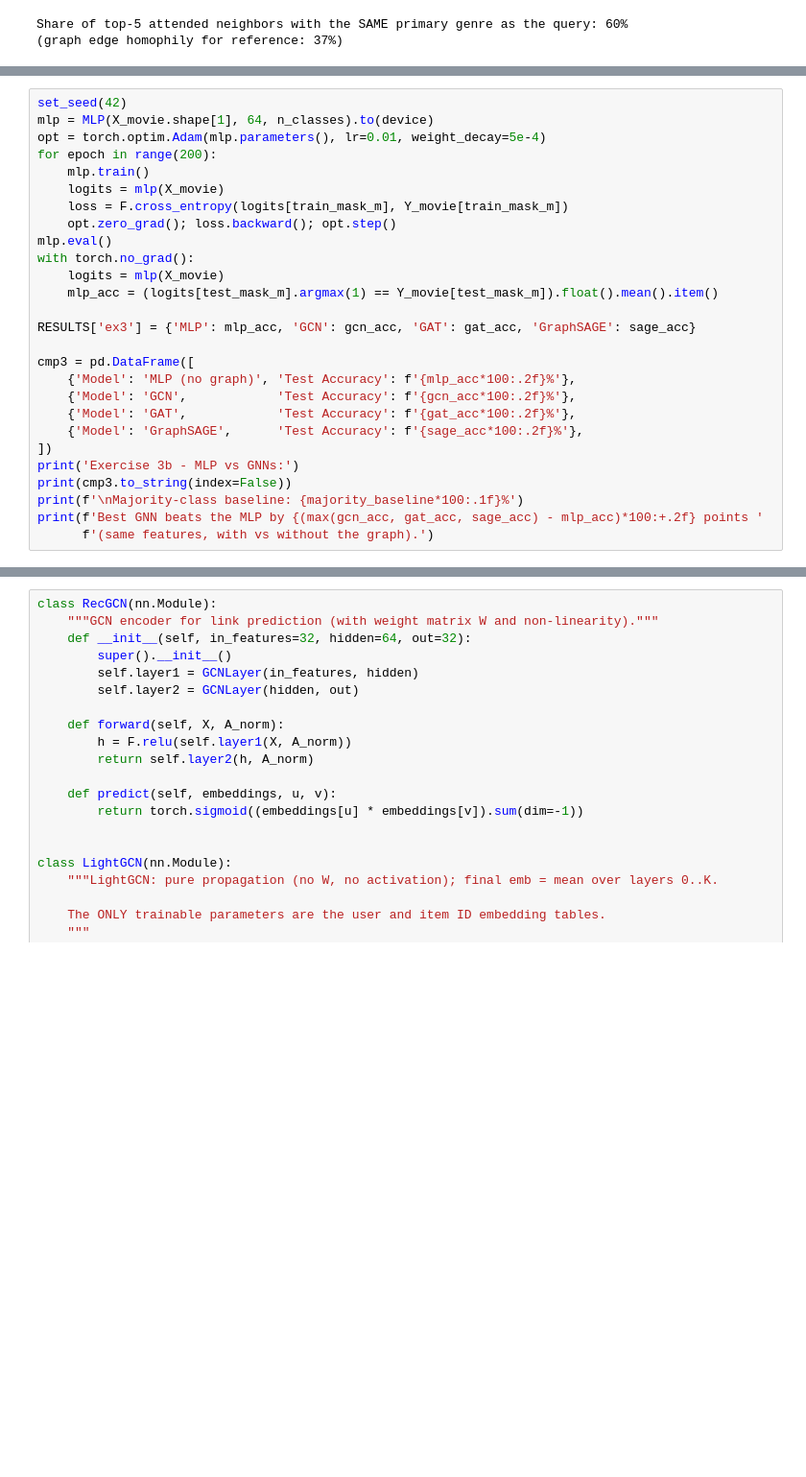
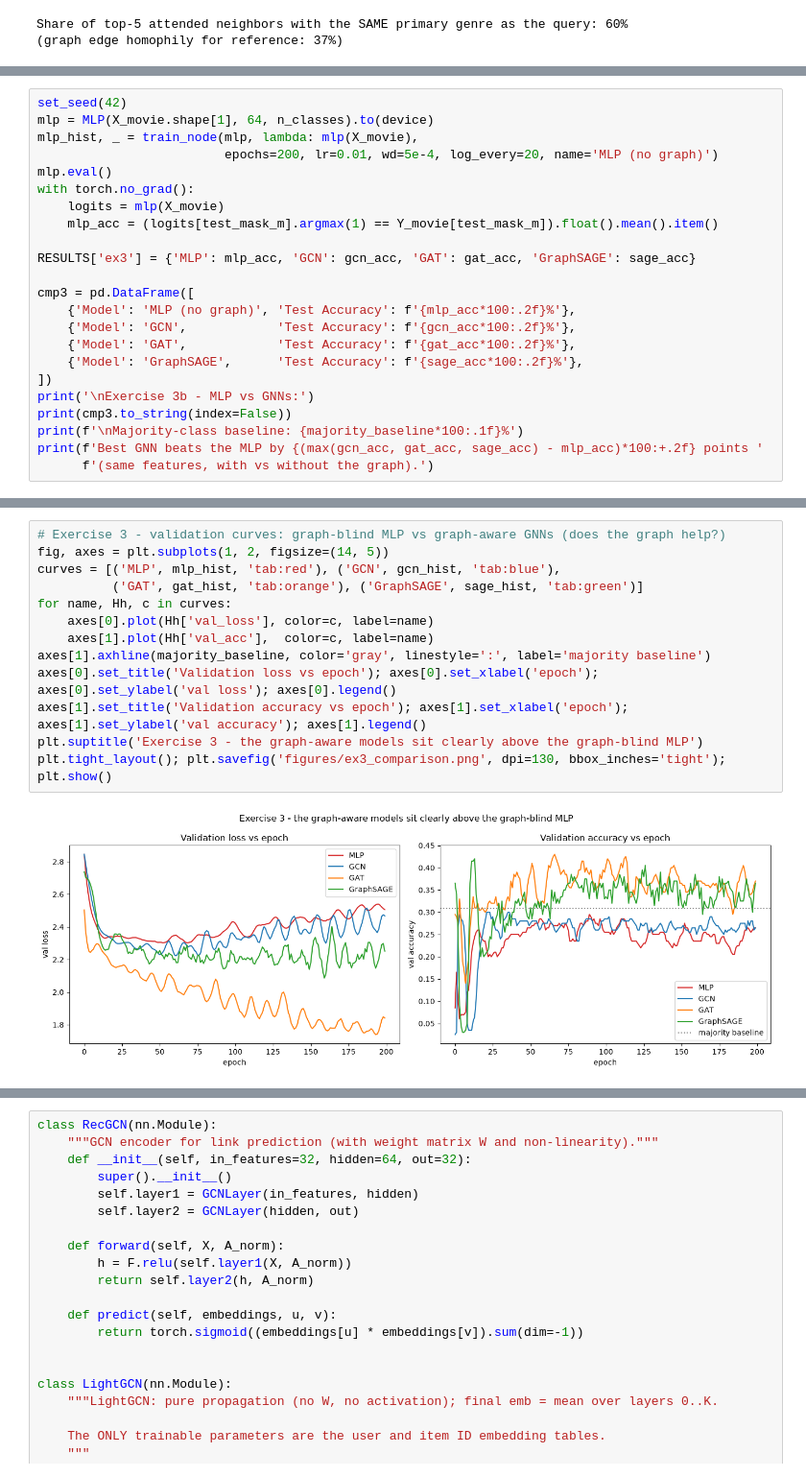
Before and after one commit to dniamsaard4codework/A5-Graph-Neural-Network, a Jupyter notebook: A5-Graph-Neural-Networks.ipynb, the cells around one changed output, grey strips where cells are left out. Shown at 96% size. Saved outputs shown, nothing was run; the diff lists cells and outputs as text; blank space fills up the shorter version.

```diff
--- a/A5-Graph-Neural-Networks.ipynb
+++ b/A5-Graph-Neural-Networks.ipynb
@@ -648,12 +699,8 @@ graph structure isn't adding anything.
 # %%
 set_seed(42)
 mlp = MLP(X_movie.shape[1], 64, n_classes).to(device)
-opt = torch.optim.Adam(mlp.parameters(), lr=0.01, weight_decay=5e-4)
-for epoch in range(200):
-    mlp.train()
-    logits = mlp(X_movie)
-    loss = F.cross_entropy(logits[train_mask_m], Y_movie[train_mask_m])
-    opt.zero_grad(); loss.backward(); opt.step()
+mlp_hist, _ = train_node(mlp, lambda: mlp(X_movie),
+                         epochs=200, lr=0.01, wd=5e-4, log_every=20, name='MLP (no graph)')
 mlp.eval()
 with torch.no_grad():
     logits = mlp(X_movie)
@@ -667,7 +714,7 @@ cmp3 = pd.DataFrame([
     {'Model': 'GAT',            'Test Accuracy': f'{gat_acc*100:.2f}%'},
     {'Model': 'GraphSAGE',      'Test Accuracy': f'{sage_acc*100:.2f}%'},
 ])
-print('Exercise 3b - MLP vs GNNs:')
+print('\nExercise 3b - MLP vs GNNs:')
 print(cmp3.to_string(index=False))
 print(f'\nMajority-class baseline: {majority_baseline*100:.1f}%')
 print(f'Best GNN beats the MLP by {(max(gcn_acc, gat_acc, sage_acc) - mlp_acc)*100:+.2f} points '
@@ -682,6 +737,21 @@ MLP (no graph)        14.40%
 
 Majority-class baseline: 30.8%
 Best GNN beats the MLP by +11.80 points (same features, with vs without the graph).
+# %%
+# Exercise 3 - validation curves: graph-blind MLP vs graph-aware GNNs (does the graph help?)
+fig, axes = plt.subplots(1, 2, figsize=(14, 5))
+curves = [('MLP', mlp_hist, 'tab:red'), ('GCN', gcn_hist, 'tab:blue'),
+          ('GAT', gat_hist, 'tab:orange'), ('GraphSAGE', sage_hist, 'tab:green')]
+for name, Hh, c in curves:
+    axes[0].plot(Hh['val_loss'], color=c, label=name)
+    axes[1].plot(Hh['val_acc'],  color=c, label=name)
+axes[1].axhline(majority_baseline, color='gray', linestyle=':', label='majority baseline')
+axes[0].set_title('Validation loss vs epoch'); axes[0].set_xlabel('epoch'); axes[0].set_ylabel('val loss'); axes[0].legend()
+axes[1].set_title('Validation accuracy vs epoch'); axes[1].set_xlabel('epoch'); axes[1].set_ylabel('val accuracy'); axes[1].legend()
+plt.suptitle('Exercise 3 - the graph-aware models sit clearly above the graph-blind MLP')
+plt.tight_layout(); plt.savefig('figures/ex3_comparison.png', dpi=130, bbox_inches='tight'); plt.show()
+# %% [output]
+[figure, added]
 # %% [markdown]
 **Results — Exercise 3b:**
 
```
Also changed, not shown: parts of 24 cells of this notebook, 7 other files.
